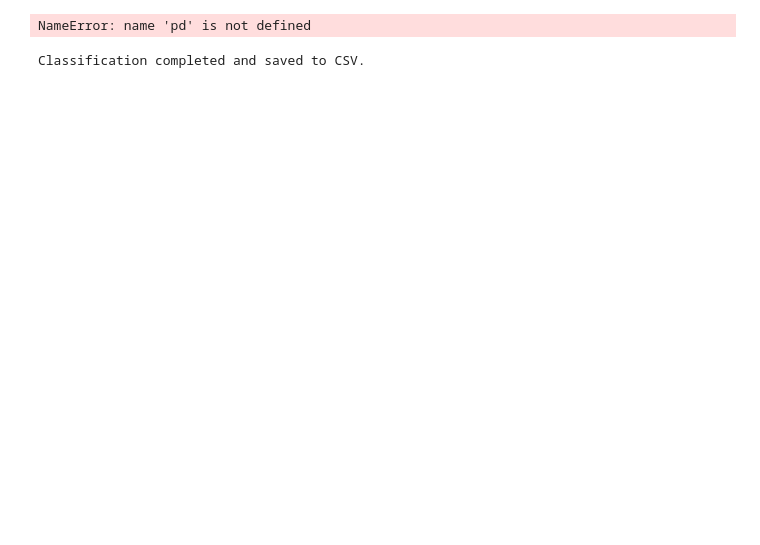
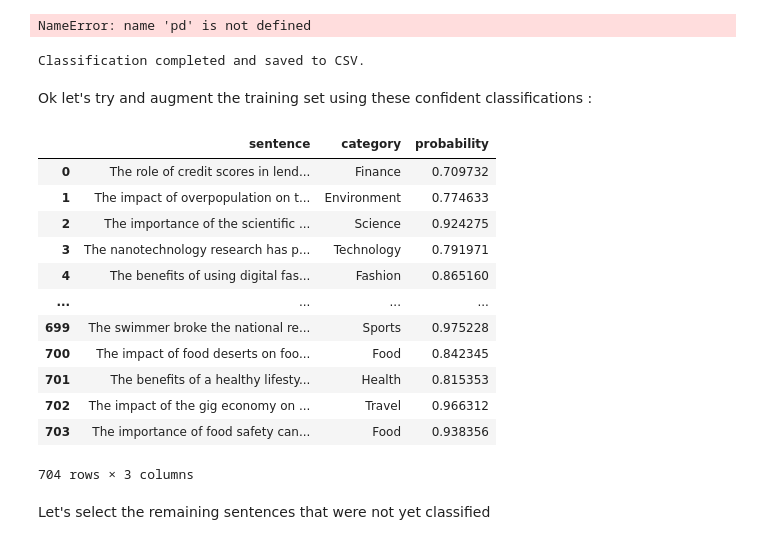
Before and after one commit to Enaouram/CS_ANLP_KaggComp, a Jupyter notebook: Bart_MNLI/Bart_MNLI.ipynb, the cells around one changed output. Saved outputs shown, nothing was run; the diff lists cells and outputs as text; code cells hidden in the pictures; blank space fills up the shorter version.

```diff
--- a/Bart_MNLI/Bart_MNLI.ipynb
+++ b/Bart_MNLI/Bart_MNLI.ipynb
@@ -157,3 +157,24 @@ df_classified.to_csv('C:/Users/Maamar/Desktop/CS_ANLP_KaggComp/classification_fo
 print("Classification completed and saved to CSV.")
 # %% [output]
 Classification completed and saved to CSV.
+# %% [markdown]
+Ok let's try and augment the training set using these confident classifications :
+# %%
+import pandas as pd
+
+df = pd.read_csv('C:/Users/Maamar/Desktop/CS_ANLP_KaggComp/classification_forDA.csv')
+df
+# %% [output]
+|  | sentence | category | probability |
+| 0 | The role of credit scores in lend... | Finance | 0.709732 |
+| 1 | The impact of overpopulation on t... | Environment | 0.774633 |
+| 2 | The importance of the scientific ... | Science | 0.924275 |
+| 3 | The nanotechnology research has p... | Technology | 0.791971 |
+| 4 | The benefits of using digital fas... | Fashion | 0.865160 |
+| ... | ... | ... | ... |
+| 699 | The swimmer broke the national re... | Sports | 0.975228 |
+| 700 | The impact of food deserts on foo... | Food | 0.842345 |
+| 701 | The benefits of a healthy lifesty... | Health | 0.815353 |
+| 702 | The impact of the gig economy on ... | Travel | 0.966312 |
+| 703 | The importance of food safety can... | Food | 0.938356 |
+704 rows × 3 columns
@@ -159,0 +204,2 @@ Classification completed and saved to CSV.
+# %% [markdown]
+Let's select the remaining sentences that were not yet classified
```
Also changed, not shown: parts of 24 cells of this notebook, 3 other files.
